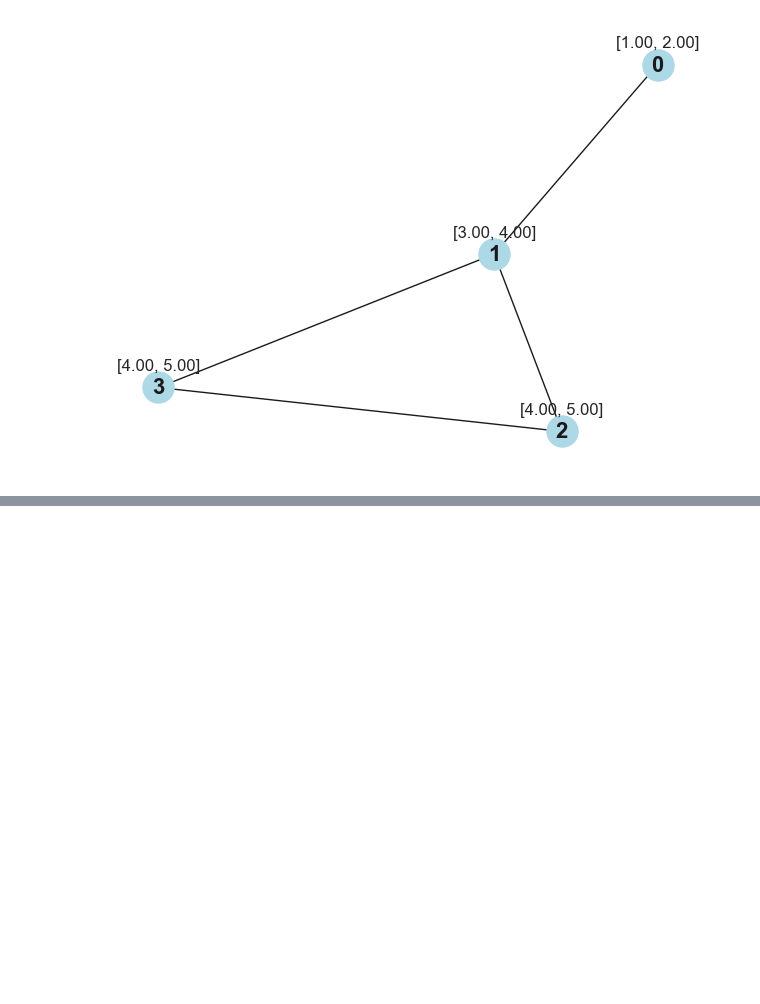
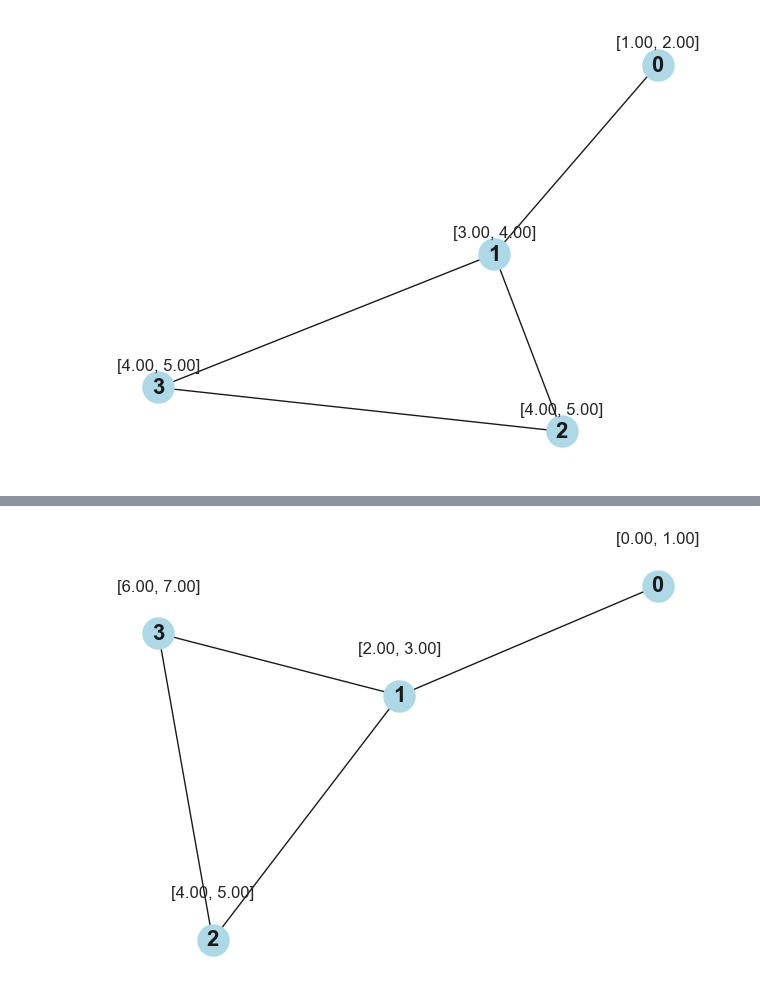
Before and after one commit to AFirooz/AI-from-scratch, a Jupyter notebook: GraphNetwork_Pytorch/GCN_GNN.ipynb, the cells around one changed output, grey strips where cells are left out. Saved outputs shown, nothing was run; the diff lists cells and outputs as text; code cells hidden in the pictures; blank space fills up the shorter version.

```diff
--- a/GraphNetwork_Pytorch/GCN_GNN.ipynb
+++ b/GraphNetwork_Pytorch/GCN_GNN.ipynb
@@ -371,3 +371,9 @@ class GATLayer(nn.Module):
             node_feats = node_feats.mean(dim=2)
 
         return node_feats
+# %%
+plot_graph(adj_matrix, node_feats.cpu())
+plt.show()
+plt.close()
+# %% [output]
+[figure, added]
```
Also changed, not shown: parts of 2 cells of this notebook.
